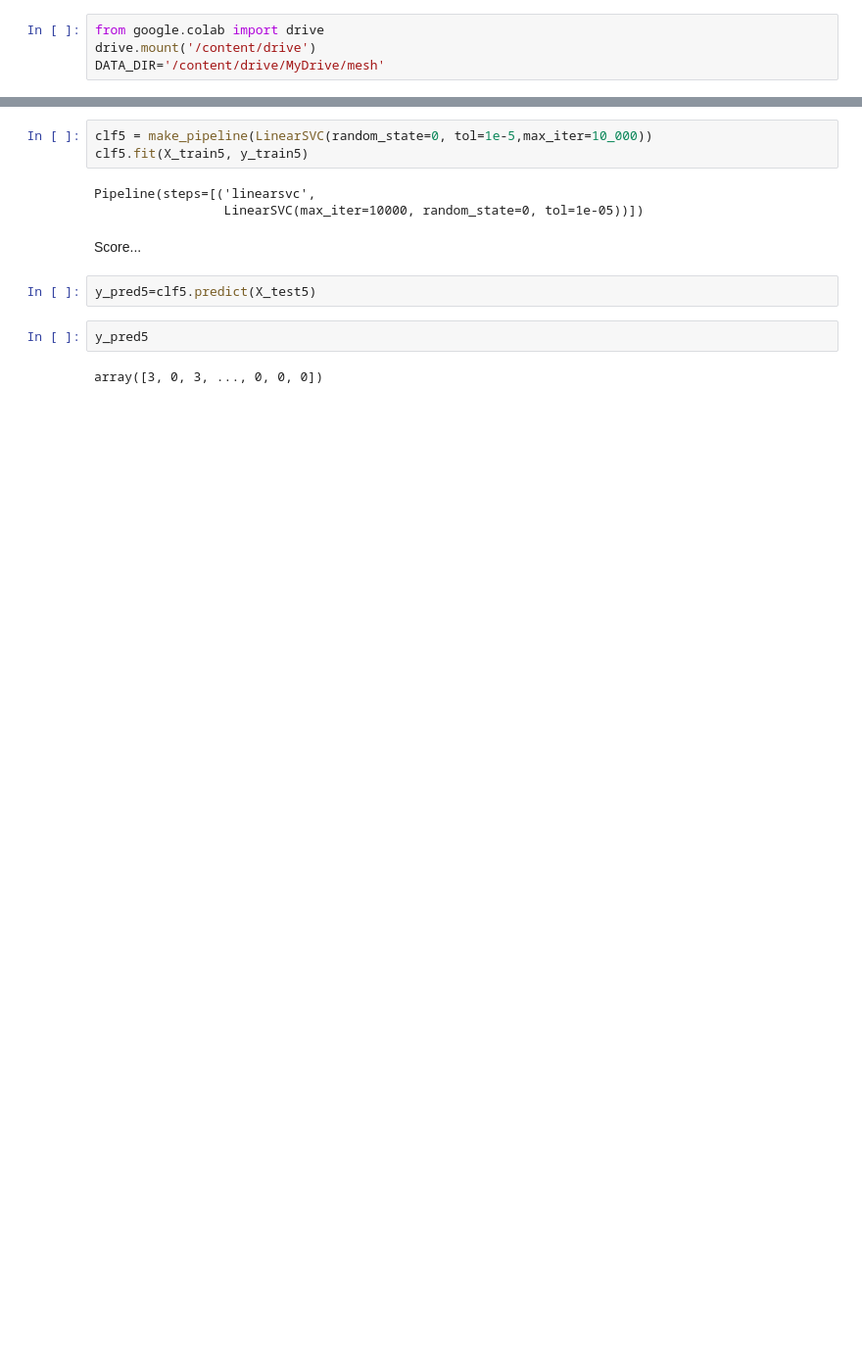
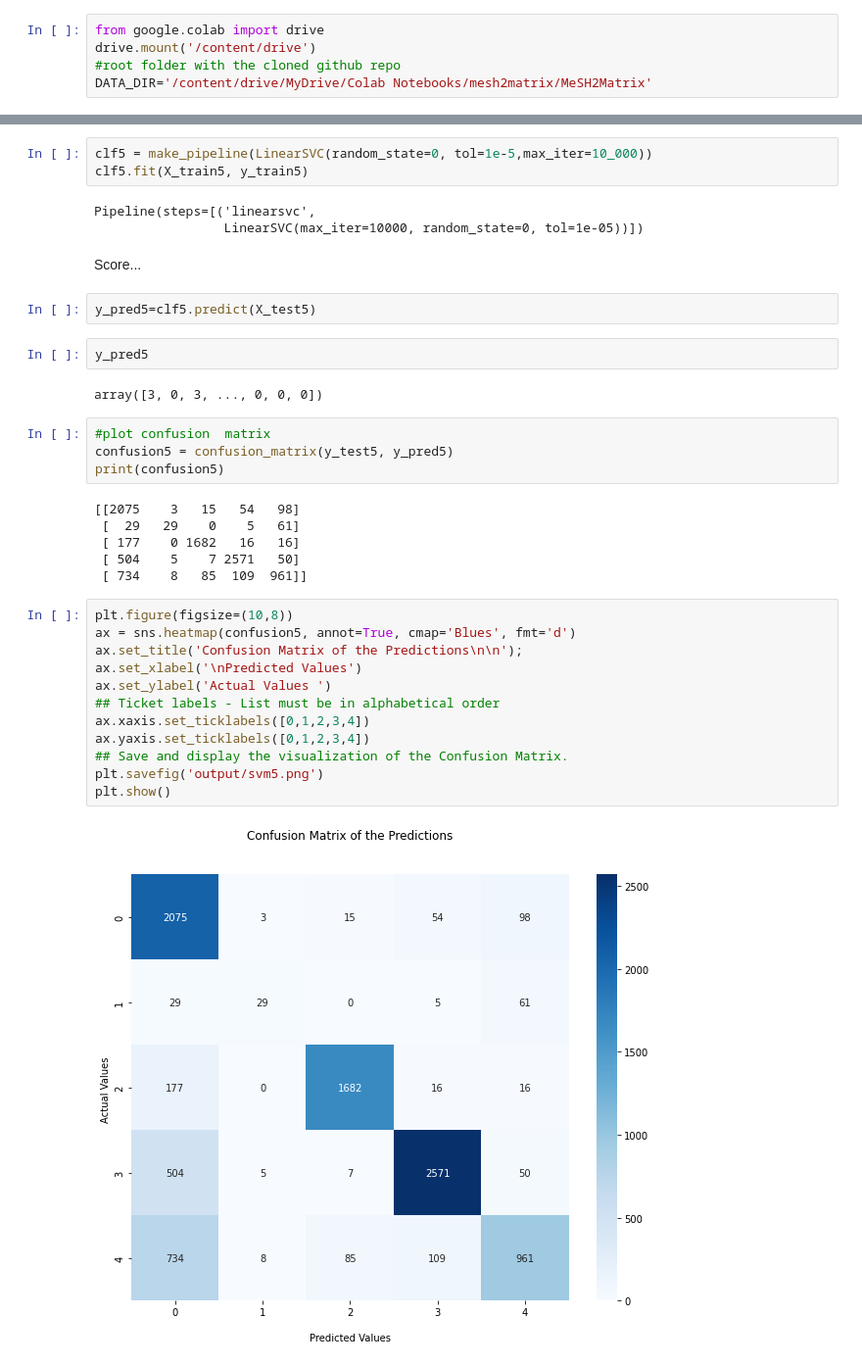
Before and after one commit to SisonkeBiotik-Africa/MeSH2Matrix, a Jupyter notebook: models/TradiMLModels/SVM_MeSH_Model.ipynb, the cells around one changed output, grey strips where cells are left out. Shown: that part at 98% size. Cells and saved outputs as stored; diff of their text form; blank space fills up the shorter version.

```diff
--- a/models/TradiMLModels/SVM_MeSH_Model.ipynb
+++ b/models/TradiMLModels/SVM_MeSH_Model.ipynb
@@ -1,7 +1,8 @@
 # %%
 from google.colab import drive
 drive.mount('/content/drive')
-DATA_DIR='/content/drive/MyDrive/mesh'
+#root folder with the cloned github repo
+DATA_DIR='/content/drive/MyDrive/Colab Notebooks/mesh2matrix/MeSH2Matrix'
 # %% [output]
 Drive already mounted at /content/drive; to attempt to forcibly remount, call drive.mount("/content/drive", force_remount=True).
 # %%
@@ -104,3 +182,27 @@ y_pred5=clf5.predict(X_test5)
 y_pred5
 # %% [output]
 array([3, 0, 3, ..., 0, 0, 0])
+# %%
+#plot confusion  matrix
+confusion5 = confusion_matrix(y_test5, y_pred5)
+print(confusion5)
+# %% [output]
+[[2075    3   15   54   98]
+ [  29   29    0    5   61]
+ [ 177    0 1682   16   16]
+ [ 504    5    7 2571   50]
+ [ 734    8   85  109  961]]
+# %%
+plt.figure(figsize=(10,8))
+ax = sns.heatmap(confusion5, annot=True, cmap='Blues', fmt='d')
+ax.set_title('Confusion Matrix of the Predictions\n\n');
+ax.set_xlabel('\nPredicted Values')
+ax.set_ylabel('Actual Values ')
+## Ticket labels - List must be in alphabetical order
+ax.xaxis.set_ticklabels([0,1,2,3,4])
+ax.yaxis.set_ticklabels([0,1,2,3,4])
+## Save and display the visualization of the Confusion Matrix.
+plt.savefig('output/svm5.png')
+plt.show()
+# %% [output]
+[figure, added]
```
Also changed, not shown: parts of 19 cells of this notebook, 4 other files.
